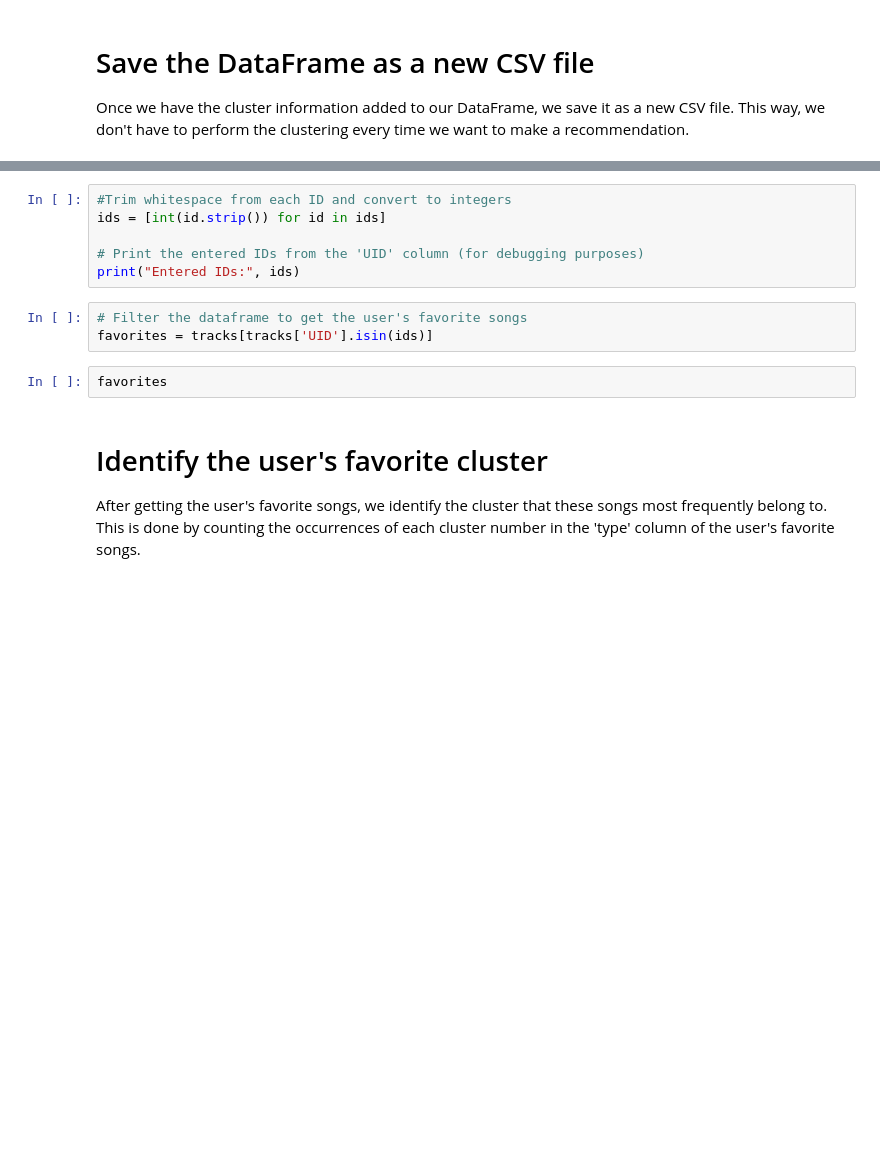
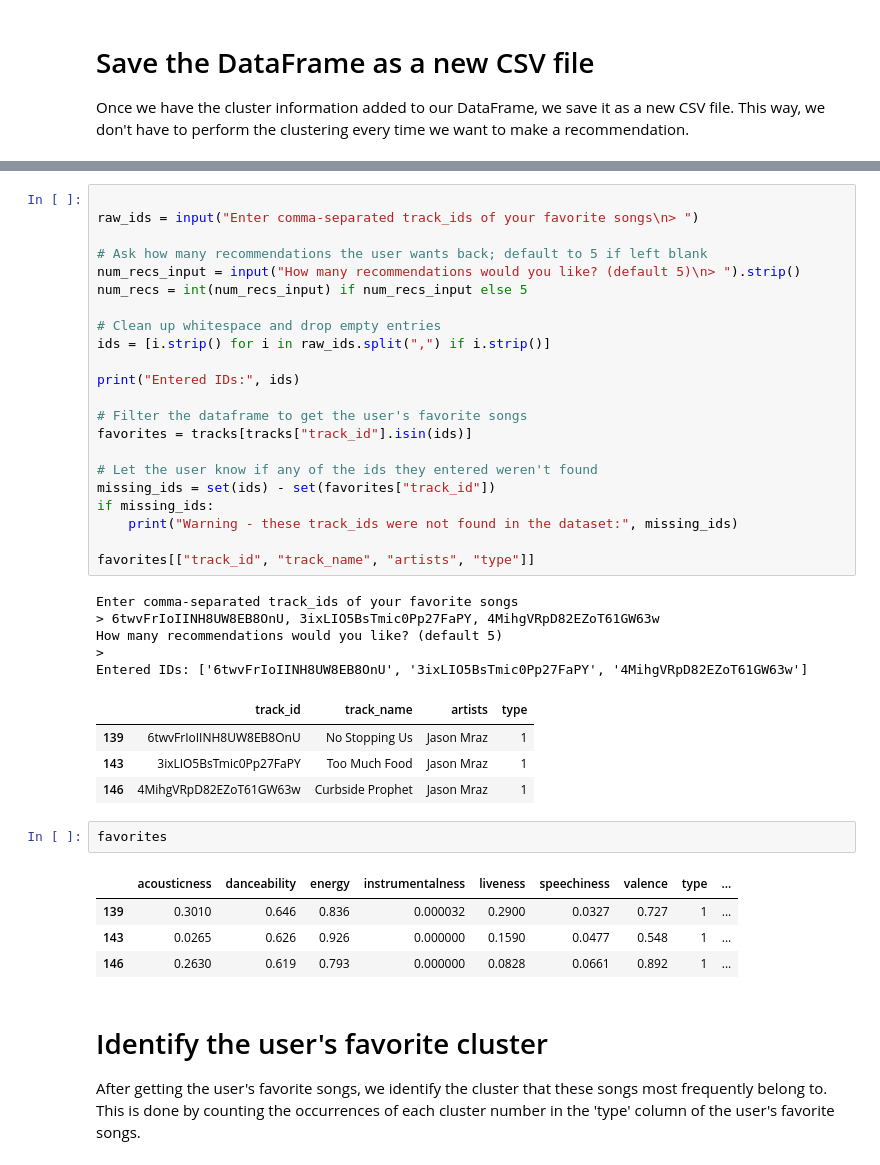
Before and after one commit to rvinod3426/Team2_Spotify_Recommender_Engine_1_4, a Jupyter notebook: Team2_Spotify_Recommender_Engine_1_4.ipynb, the cells around one changed output, grey strips where cells are left out. Drawn from its saved outputs; the diff is of its cells as text; blank space fills up the shorter version.

```diff
--- a/Team2_Spotify_Recommender_Engine_1_4.ipynb
+++ b/Team2_Spotify_Recommender_Engine_1_4.ipynb
@@ -320,14 +366,42 @@ ids = input('Enter comma-separated ids of your favorite songs\n> ').strip().spli
-# %%
-#Trim whitespace from each ID and convert to integers
-ids = [int(id.strip()) for id in ids]
-
-# Print the entered IDs from the 'UID' column (for debugging purposes)
-print("Entered IDs:", ids)
-# %%
-# Filter the dataframe to get the user's favorite songs
-favorites = tracks[tracks['UID'].isin(ids)]
+# %%
+
+raw_ids = input("Enter comma-separated track_ids of your favorite songs\n> ")
+
+# Ask how many recommendations the user wants back; default to 5 if left blank
+num_recs_input = input("How many recommendations would you like? (default 5)\n> ").strip()
+num_recs = int(num_recs_input) if num_recs_input else 5
+
+# Clean up whitespace and drop empty entries
+ids = [i.strip() for i in raw_ids.split(",") if i.strip()]
+
+print("Entered IDs:", ids)
+
+# Filter the dataframe to get the user's favorite songs
+favorites = tracks[tracks["track_id"].isin(ids)]
+
+# Let the user know if any of the ids they entered weren't found
+missing_ids = set(ids) - set(favorites["track_id"])
+if missing_ids:
+    print("Warning - these track_ids were not found in the dataset:", missing_ids)
+
+favorites[["track_id", "track_name", "artists", "type"]]
+# %% [output]
+Enter comma-separated track_ids of your favorite songs
+> 6twvFrIoIINH8UW8EB8OnU, 3ixLIO5BsTmic0Pp27FaPY, 4MihgVRpD82EZoT61GW63w
+How many recommendations would you like? (default 5)
+>
+Entered IDs: ['6twvFrIoIINH8UW8EB8OnU', '3ixLIO5BsTmic0Pp27FaPY', '4MihgVRpD82EZoT61GW63w']
+|  | track_id | track_name | artists | type |
+| 139 | 6twvFrIoIINH8UW8EB8OnU | No Stopping Us | Jason Mraz | 1 |
+| 143 | 3ixLIO5BsTmic0Pp27FaPY | Too Much Food | Jason Mraz | 1 |
+| 146 | 4MihgVRpD82EZoT61GW63w | Curbside Prophet | Jason Mraz | 1 |
 # %%
 favorites
+# %% [output]
+|  | acousticness | danceability | energy | instrumentalness | liveness | speechiness | valence | type | ... |
+| 139 | 0.3010 | 0.646 | 0.836 | 0.000032 | 0.2900 | 0.0327 | 0.727 | 1 | ... |
+| 143 | 0.0265 | 0.626 | 0.926 | 0.000000 | 0.1590 | 0.0477 | 0.548 | 1 | ... |
+| 146 | 0.2630 | 0.619 | 0.793 | 0.000000 | 0.0828 | 0.0661 | 0.892 | 1 | ... |
 # %% [markdown]
 # Identify the user's favorite cluster
 
```
Also changed, not shown: parts of 17 cells of this notebook.
